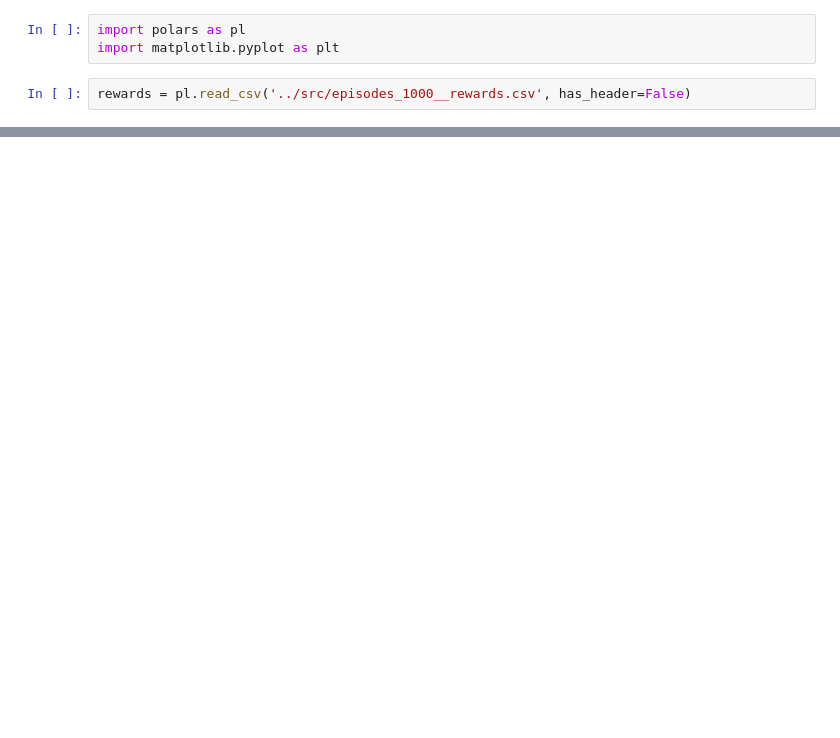
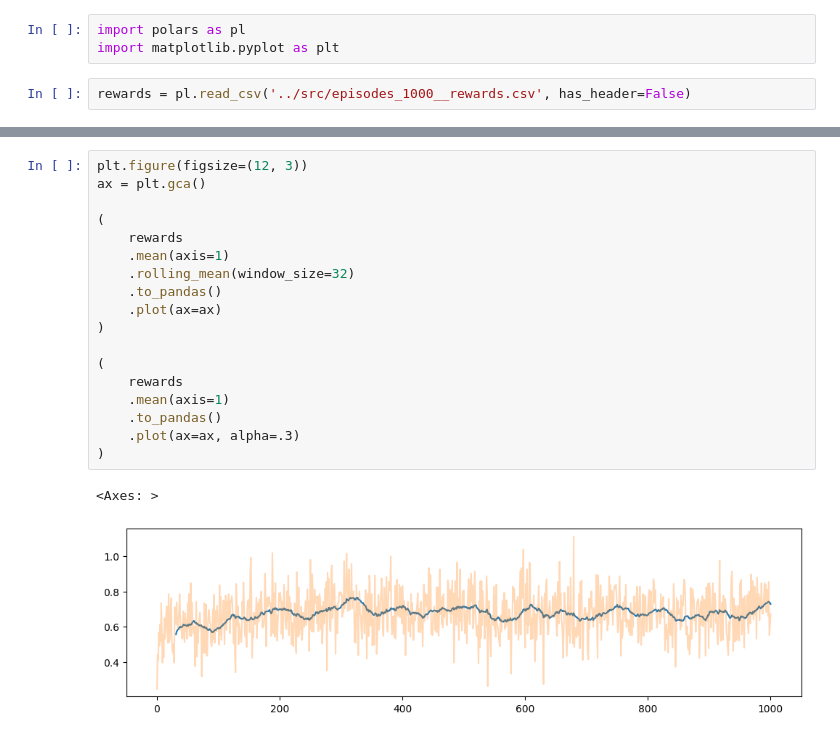
Before and after one commit to vmgustavo/202302-UFMG-RL, a Jupyter notebook: tp1/notebooks/eval_rewards.ipynb, the cells around one changed output, grey strips where cells are left out. Drawn from its saved outputs; the diff is of its cells as text; blank space fills up the shorter version.

```diff
--- a/tp1/notebooks/eval_rewards.ipynb
+++ b/tp1/notebooks/eval_rewards.ipynb
@@ -25,0 +27,21 @@ rewards = pl.read_csv('../src/episodes_1000__rewards.csv', has_header=False)
+# %%
+plt.figure(figsize=(12, 3))
+ax = plt.gca()
+
+(
+    rewards
+    .mean(axis=1)
+    .rolling_mean(window_size=32)
+    .to_pandas()
+    .plot(ax=ax)
+)
+
+(
+    rewards
+    .mean(axis=1)
+    .to_pandas()
+    .plot(ax=ax, alpha=.3)
+)
+# %% [output]
+<Axes: >
+[figure, added]
```
Also changed, not shown: parts of 3 cells of this notebook.
